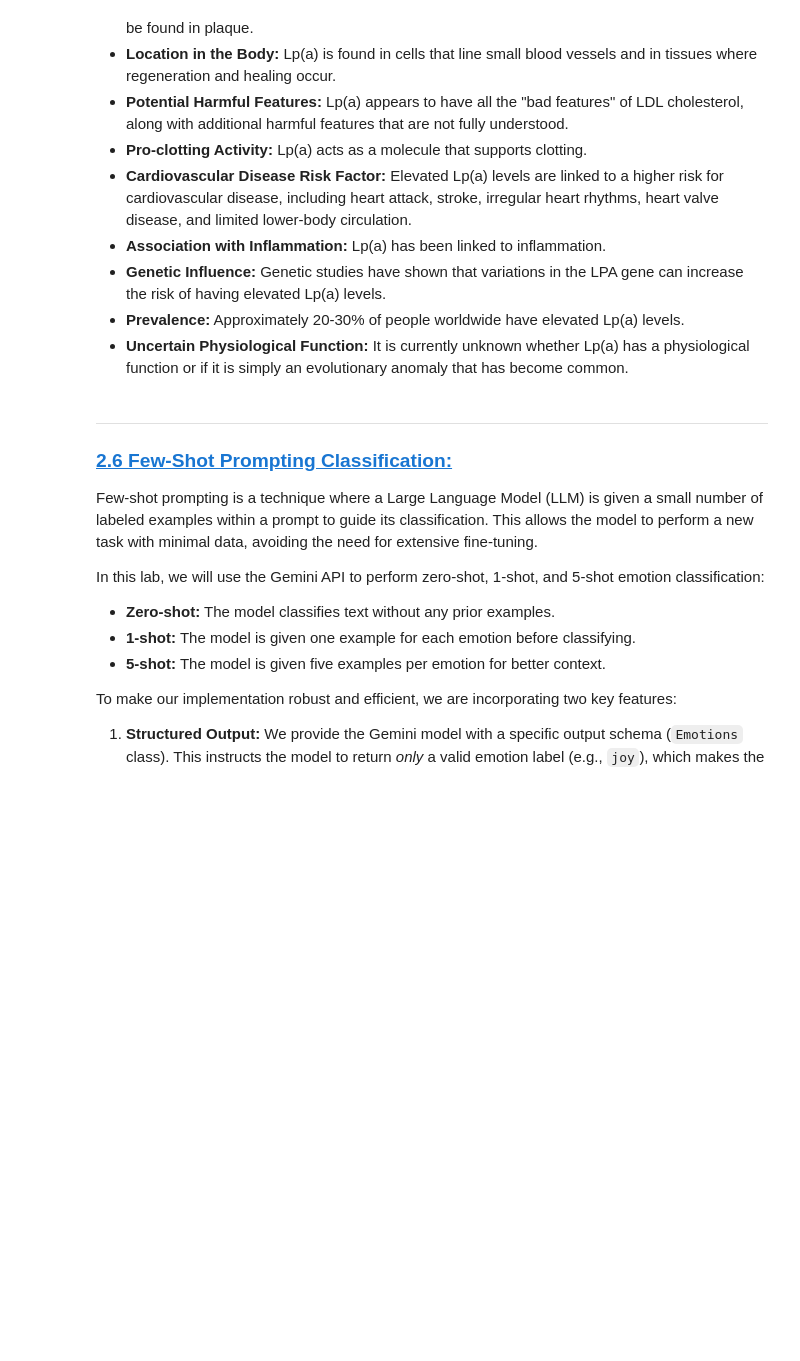
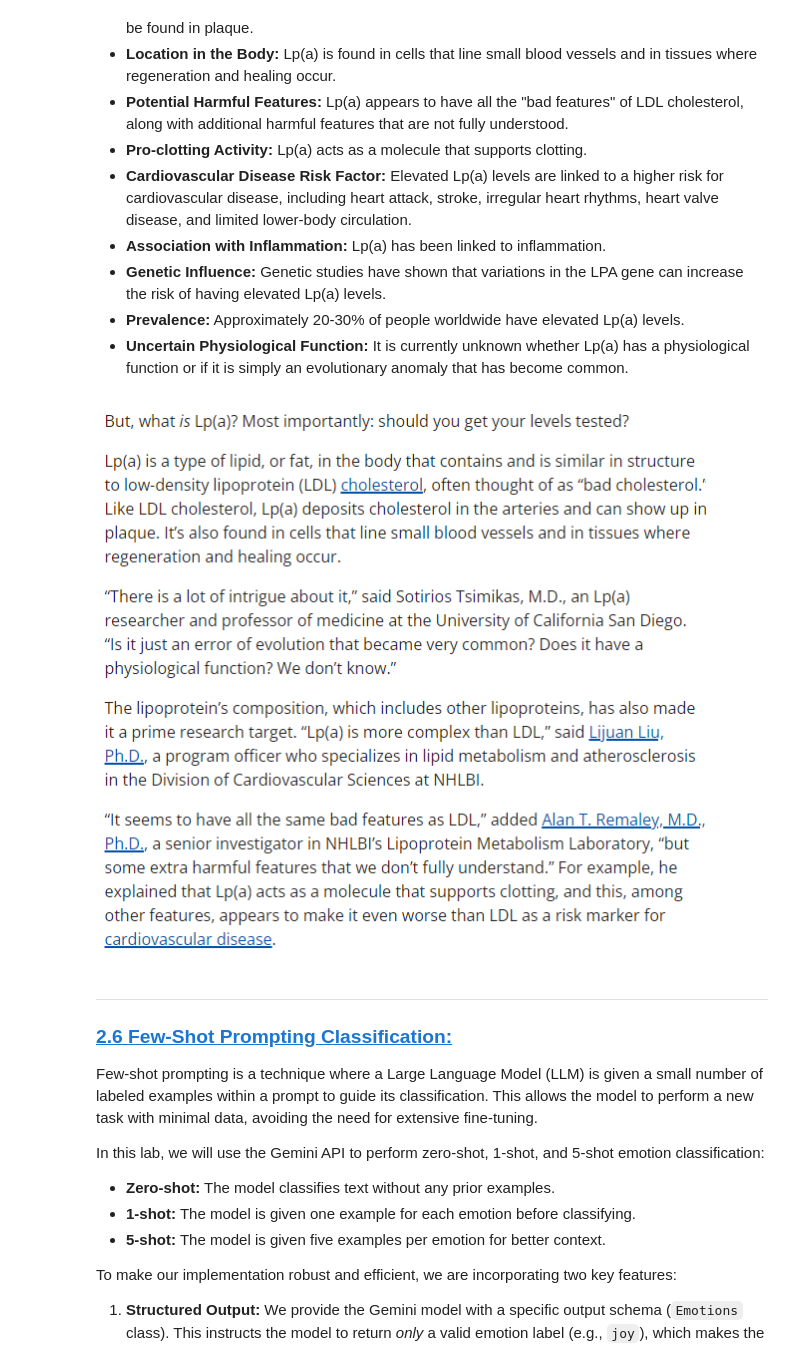
Before and after one commit to nguyentr0101/DM2025-Lab2-Exercise, a Jupyter notebook: DM2025-Lab2-Master-Phase_2_Main.ipynb, the cells around one changed output. Cells and saved outputs as stored; diff of their text form; code cells hidden in the pictures; blank space fills up the shorter version.

```diff
--- a/DM2025-Lab2-Master-Phase_2_Main.ipynb
+++ b/DM2025-Lab2-Master-Phase_2_Main.ipynb
@@ -1393,6 +1397,12 @@ Based on the provided text, here are the characteristics of Lp(a):
 *   **Genetic Influence:** Genetic studies have shown that variations in the LPA gene can increase the risk of having elevated Lp(a) levels.
 *   **Prevalence:** Approximately 20-30% of people worldwide have elevated Lp(a) levels.
 *   **Uncertain Physiological Function:** It is currently unknown whether Lp(a) has a physiological function or if it is simply an evolutionary anomaly that has become common.
+# %%
+from IPython.display import Image, display
+
+display(Image("pics/lpa_article.png"))
+# %% [output]
+[figure, added]
 # %% [markdown]
 ---
 ### <a id='toc1_5_10_'></a>[**2.6 Few-Shot Prompting Classification:**](#toc0_)
```
Also changed, not shown: parts of 7 cells of this notebook, 3 other files.
